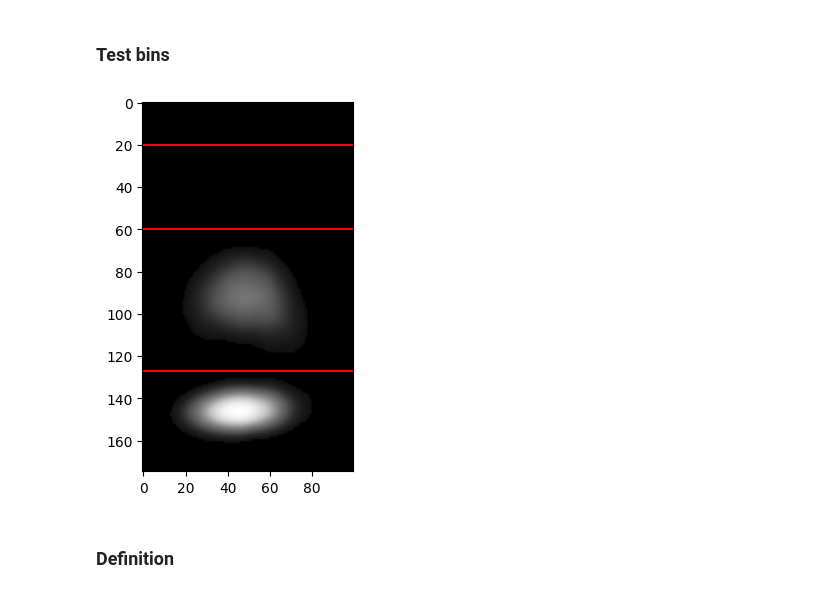
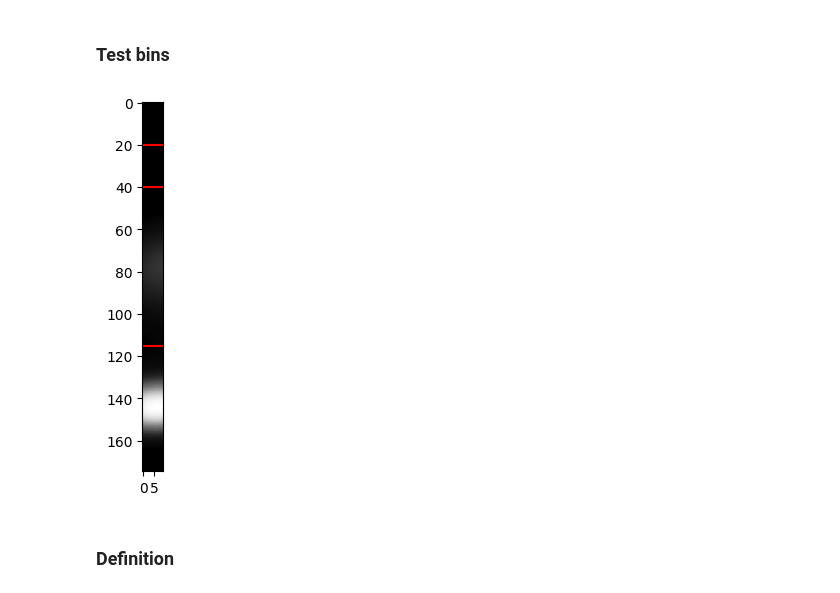
Before and after one commit to ejporterSU/ThreePhotonSimulations, a Jupyter notebook: ramsey_contrast.ipynb, the cells around one changed output. Cells and saved outputs as stored; diff of their text form; code cells hidden in the pictures.

```diff
--- a/ramsey_contrast.ipynb
+++ b/ramsey_contrast.ipynb
@@ -32,7 +32,7 @@ def gausFit(x, A, s):
 # extract and process images
 
 direc = "C:/Users/ggpan/OneDrive - Stanford/Research/manuscripts/DFSequentialPaper/ThreePhotonSimulations/Data/"
-RID = 75268
+RID = 75599
 
 exp = ExpViewer(RID, dir=direc)
 ims = np.array(exp.images)
@@ -44,9 +44,9 @@ ims = ims[:,100:275, 50:150]
 threshold = 20
 ims = np.where(ims > threshold, ims, 0)
 
-bins = (20, 60, 127,280)
+bins = (20, 40, 120,280)
 for val in bins:
     plt.axhline(val, color='red')
-plt.imshow(1-ims[2],cmap='Greys')  # check that processed image looks good
+plt.imshow(1-ims[20],cmap='Greys')  # check that processed image looks good
 plt.show()
 # %% [output]
@@ -173,22 +219,22 @@ plt.show()
 ### Test bins
 # %%
 direc = "C:/Users/ggpan/OneDrive - Stanford/Research/manuscripts/DFSequentialPaper/ThreePhotonSimulations/Data/"
-RID = 75268
+RID = 75594
 
 exp = ExpViewer(RID, dir=direc)
 ims = np.array(exp.images)
 
-ims = ims[:,100:275, 50:150]
+ims = ims[:,100:275, 90:100]
 threshold = 20
 ims = np.where(ims > threshold, ims, 0)
 
-port_bins = (20, 60, 127,280)
-for val in bins:
+port_bins = (20, 40, 115,280)
+for val in port_bins:
     plt.axhline(val, color='red')
 plt.imshow(1-ims[2],cmap='Greys')  # check that processed image looks good
 plt.show()
 # %% [output]
-[figure, old version]
+[figure, new version]
 # %% [markdown]
 ### Definition
 # %%
```
Also changed, not shown: parts of 12 cells of this notebook, 16 other files.
